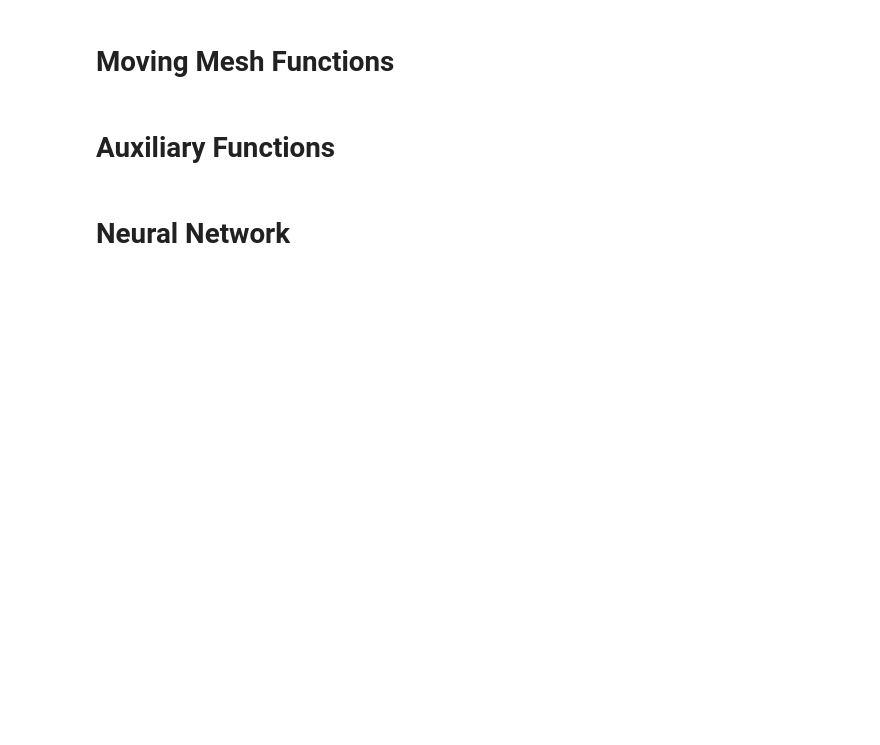
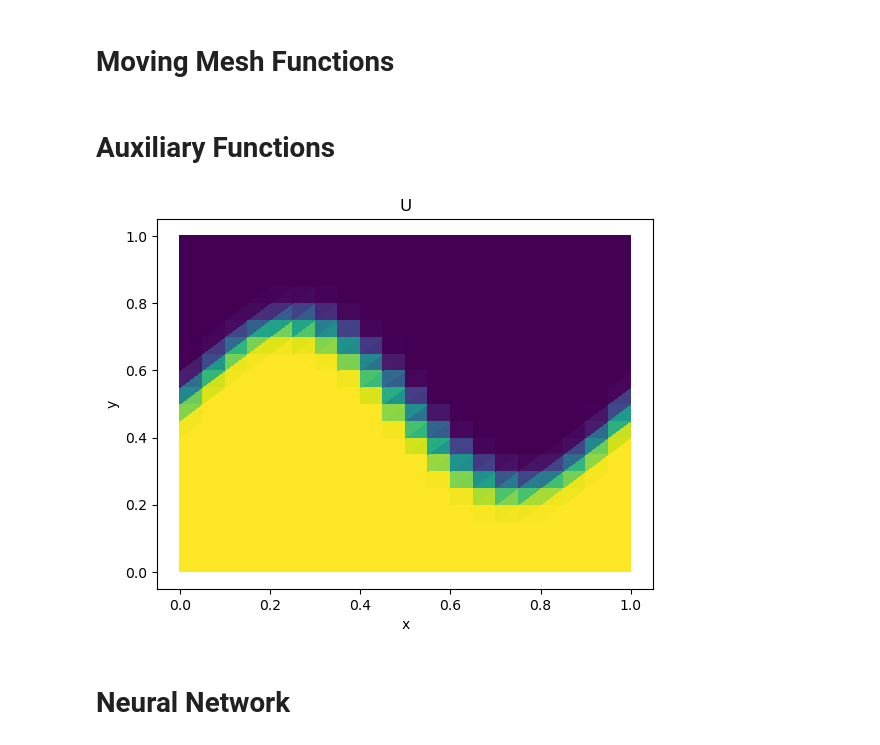
Before and after one commit to GenieYoung/MMPDE, a Jupyter notebook: py_src/main.ipynb, the cells around one changed output. Drawn from its saved outputs; the diff is of its cells as text; code cells hidden in the pictures; blank space fills up the shorter version.

```diff
--- a/py_src/main.ipynb
+++ b/py_src/main.ipynb
@@ -70,20 +85,22 @@ def metric(V):
 # %%
 def area(V,tris):
     v1,v2,v3 = V[tris[:,0]],V[tris[:,1]],V[tris[:,2]]
     return 0.5*torch.abs((v2[:,0]-v1[:,0])*(v3[:,1]-v1[:,1])-(v3[:,0]-v1[:,0])*(v2[:,1]-v1[:,1]))
 
 def centroid(V,tris):
     return (V[tris[:,0]]+V[tris[:,1]]+V[tris[:,2]])/3.0
 
 def Plot(V, U):
     _,ax=plt.subplots()
     ax.tripcolor(V[:,0],V[:,1],tris,U,cmap='viridis')
     ax.set_xlabel('x')
     ax.set_ylabel('y')
     ax.set_title('U')
     plt.show()
 
-Plot(V,U(V))
+Plot(Vc,U(Vc))
+# %% [output]
+[figure, added]
 # %% [markdown]
 # Neural Network
 # %%
```
Also changed, not shown: parts of 4 cells of this notebook.
